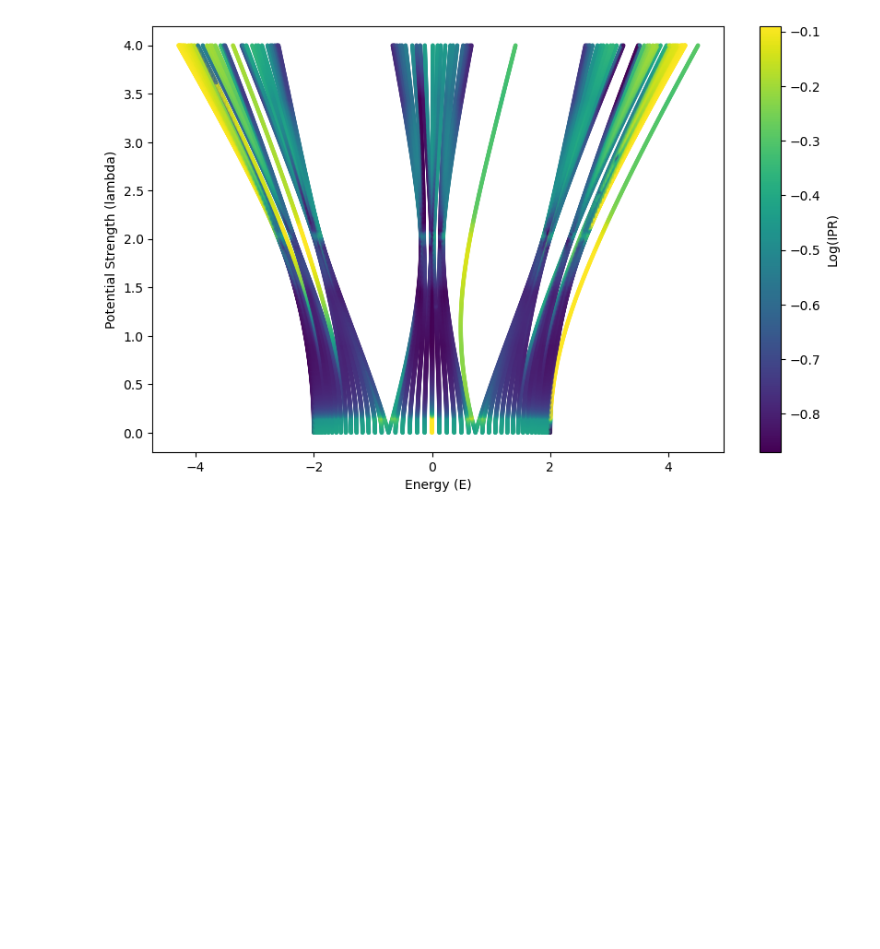
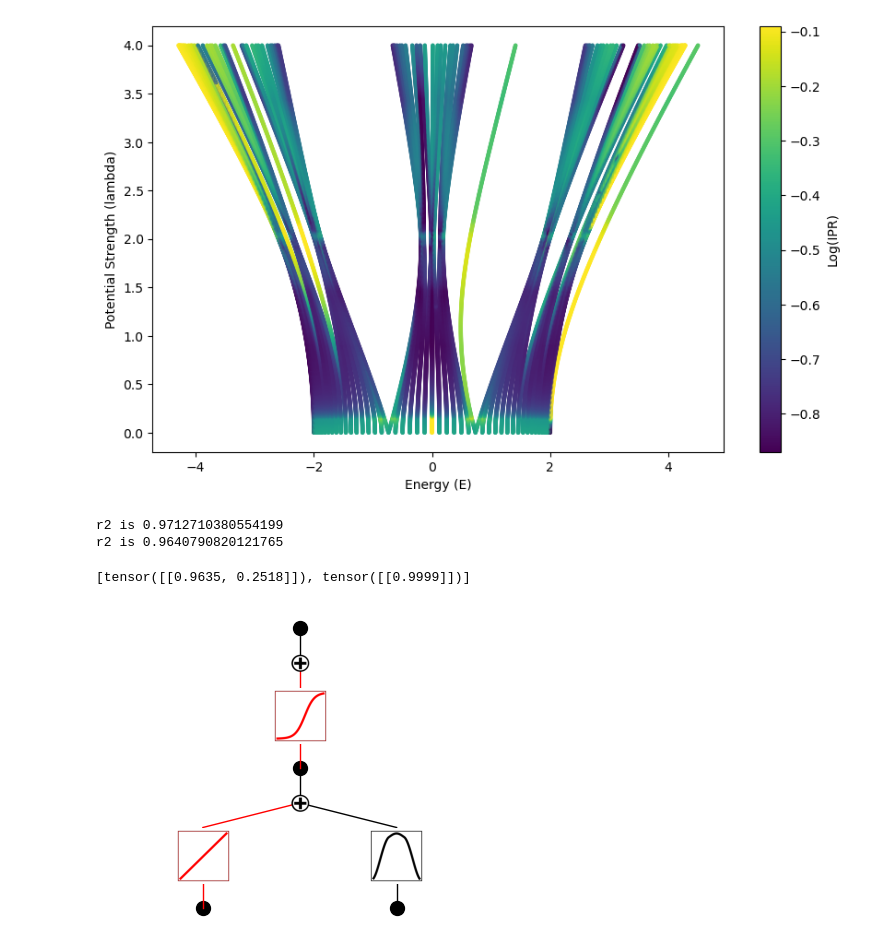
Before and after one commit to arcticronin/kan_autofit_anderson, a Jupyter notebook: alice_anderson_localization.ipynb, the cells around one changed output. Cells and saved outputs as stored; diff of their text form; code cells hidden in the pictures; blank space fills up the shorter version.

Commit message:
update plots on anderson test

```diff
--- a/alice_anderson_localization.ipynb
+++ b/alice_anderson_localization.ipynb
@@ -484,3 +484,27 @@ plt.ylabel('Potential Strength (lambda)')
 plt.show()
 # %% [output]
 [figure]
+# %%
+# i want to reproduce a nice function for Anderson loc, to compare
+
+f = lambda x: torch.tanh(((2 * x[:, 0]) -(x[:, 1])**2))
+dataset = create_dataset(f, n_var=2, train_num=3000)
+
+model = KAN(width=[2,1,1], grid=3, k=2)
+model(dataset["train_input"])
+model.fix_symbolic(1,0,0, 'tanh')
+model.fix_symbolic(0,0,0, 'x')
+
+model.fit(dataset,
+        opt="LBFGS",
+        steps=30,
+        lamb=0.01,
+        lamb_entropy=0.5)
+        # loss_fn=torch.nn.CrossEntropyLoss())
+print(model.edge_scores)
+model.plot(beta=10)
+# %% [output]
+r2 is 0.9712710380554199
+r2 is 0.9640790820121765
+[tensor([[0.9635, 0.2518]]), tensor([[0.9999]])]
+[figure, added]
```
Also changed, not shown: 1 other file.
